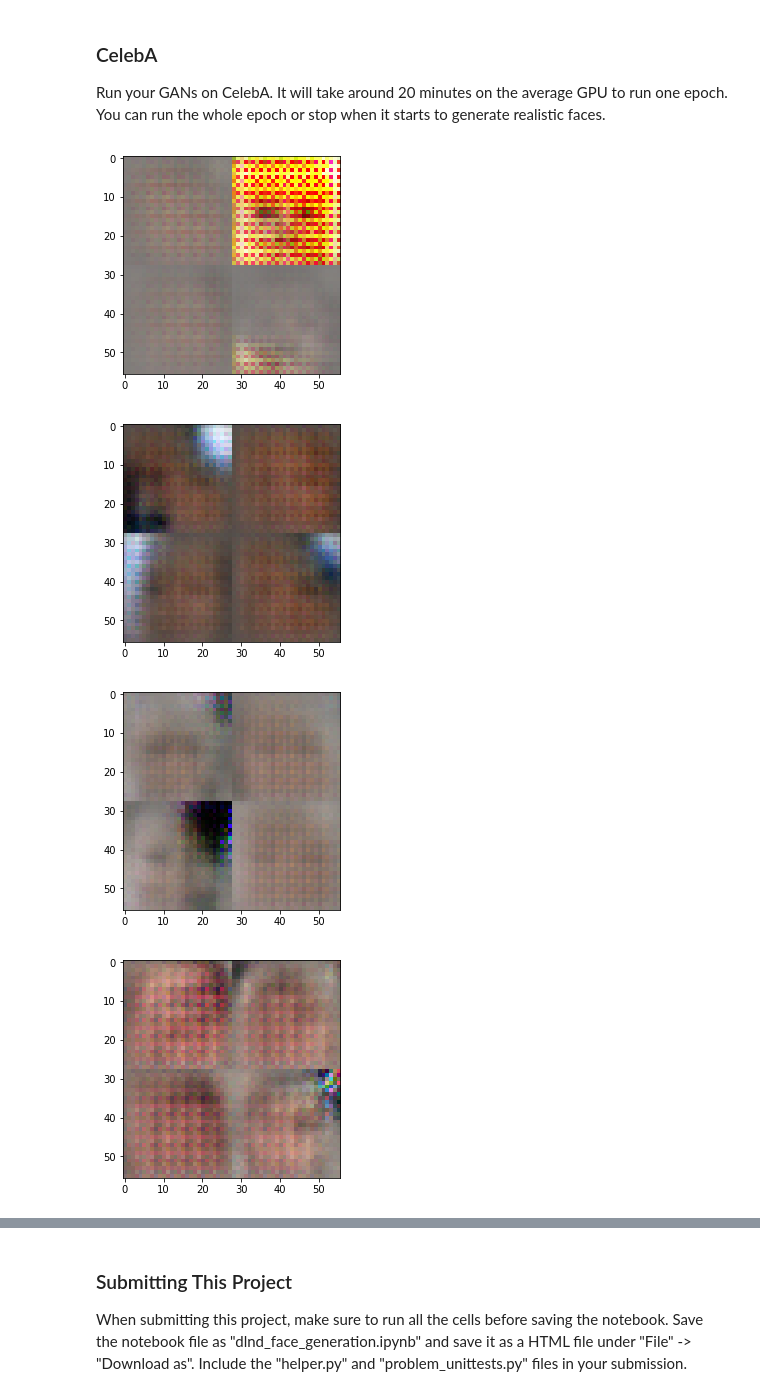
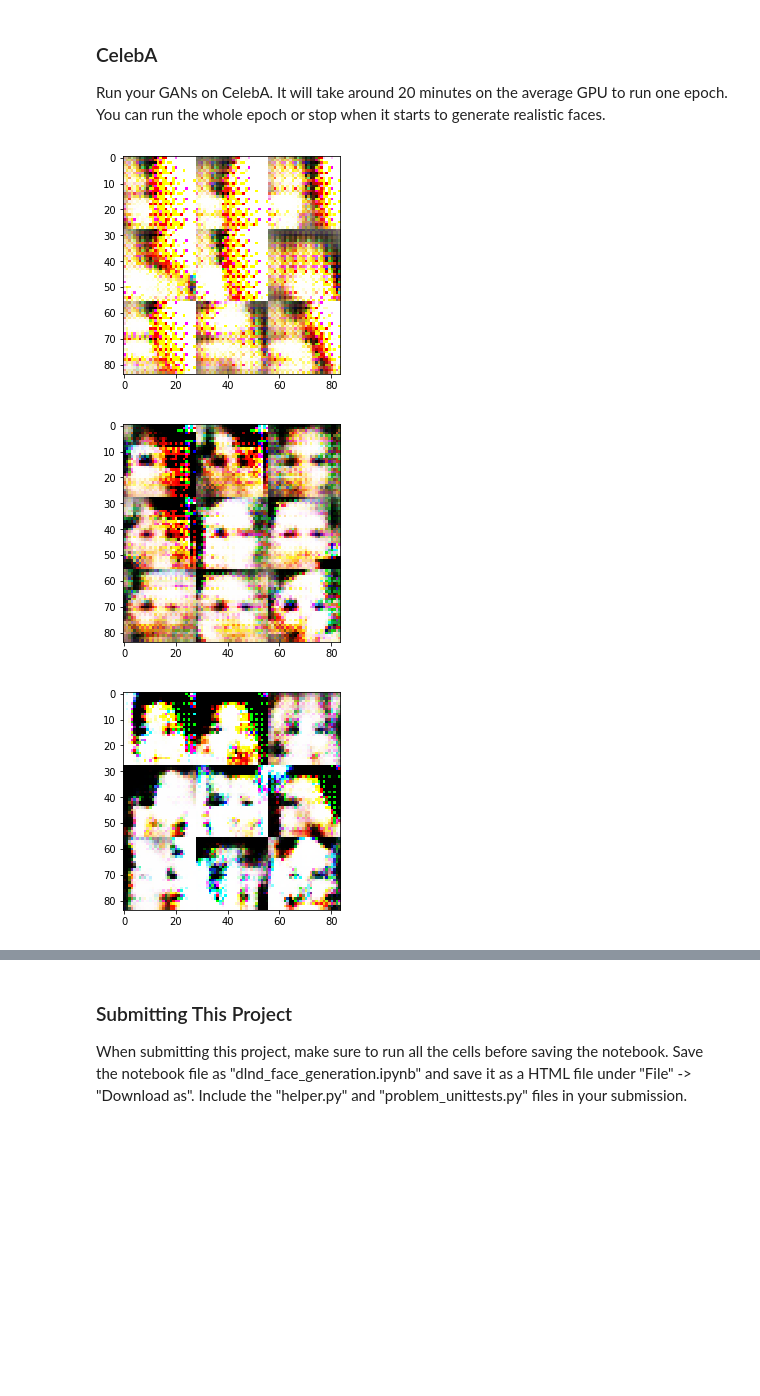
Before and after one commit to Vayne-Lover/Deep-Learning, a Jupyter notebook: project5/dlnd_face_generation.ipynb, the cells around one changed output, grey strips where cells are left out. Cells and saved outputs as stored; diff of their text form; code cells hidden in the pictures; blank space fills up the shorter version.

```diff
--- a/project5/dlnd_face_generation.ipynb
+++ b/project5/dlnd_face_generation.ipynb
@@ -329,7 +329,7 @@ def train(epoch_count, batch_size, z_dim, learning_rate, beta1, get_batches, dat
     # TODO: Build Model
 
     steps = 0
-    n_images = 4
+    n_images = 9
     show_interval = 100
     image_width = data_shape[1]
     image_height = data_shape[2]
@@ -387,23 +382,23 @@ with tf.Graph().as_default():
 ### CelebA
 Run your GANs on CelebA.  It will take around 20 minutes on the average GPU to run one epoch.  You can run the whole epoch or stop when it starts to generate realistic faces.
 # %%
-batch_size = 128
-z_dim = 100
-learning_rate = 0.001
+%%time
+batch_size = 512
+z_dim = 1024
+learning_rate = 0.005
 beta1 = 0.5
 
 
 """
 DON'T MODIFY ANYTHING IN THIS CELL THAT IS BELOW THIS LINE
 """
 epochs = 1
 
 celeba_dataset = helper.Dataset('celeba', glob(os.path.join(data_dir, 'img_align_celeba/*.jpg')))
 with tf.Graph().as_default():
     train(epochs, batch_size, z_dim, learning_rate, beta1, celeba_dataset.get_batches,
           celeba_dataset.shape, celeba_dataset.image_mode)
 # %% [output]
-[figure, old version]
+[figure, new version]
-[figure, old version]
+[figure, new version]
-[figure, old version]
+[figure, new version]
-[figure, removed]
```
Also changed, not shown: parts of 2 cells of this notebook.
